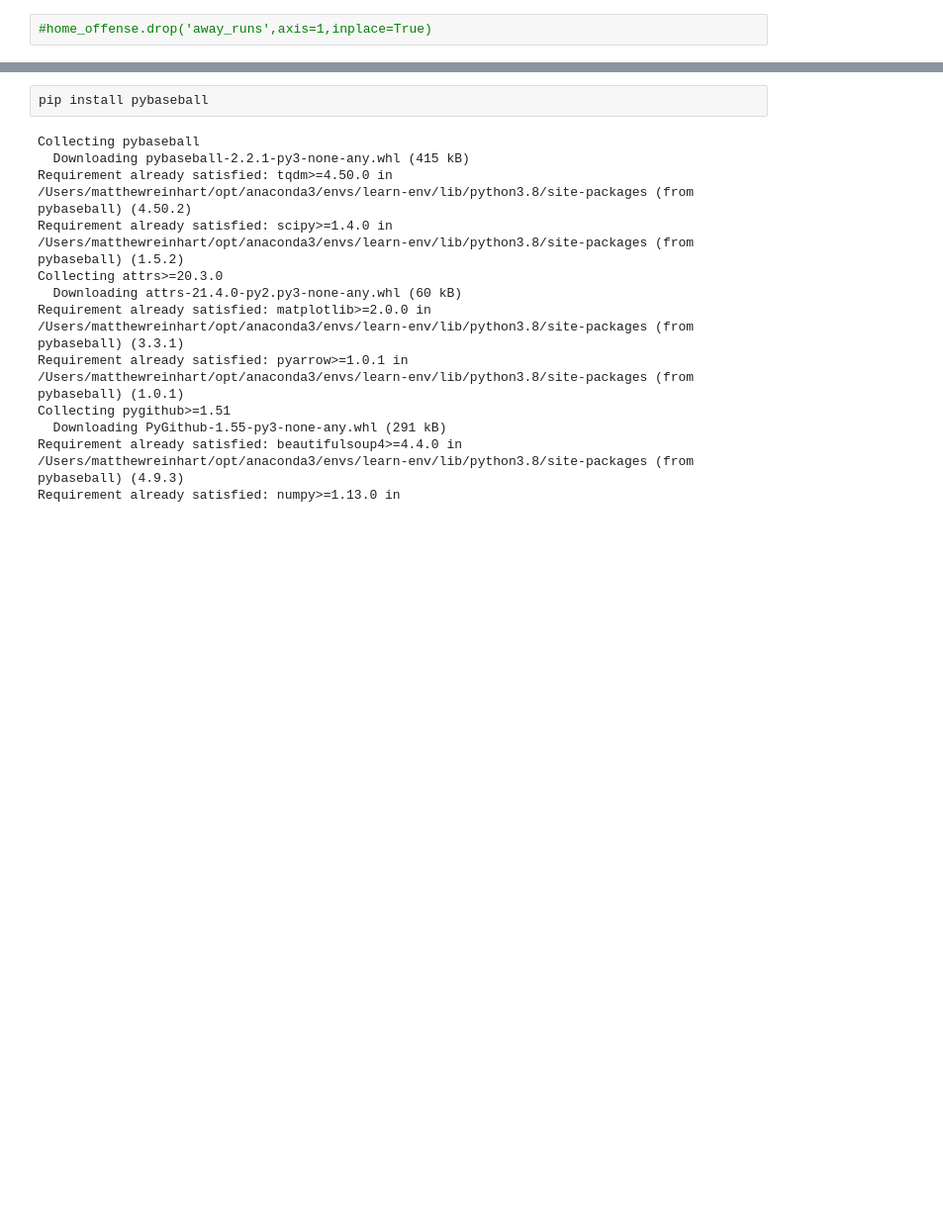
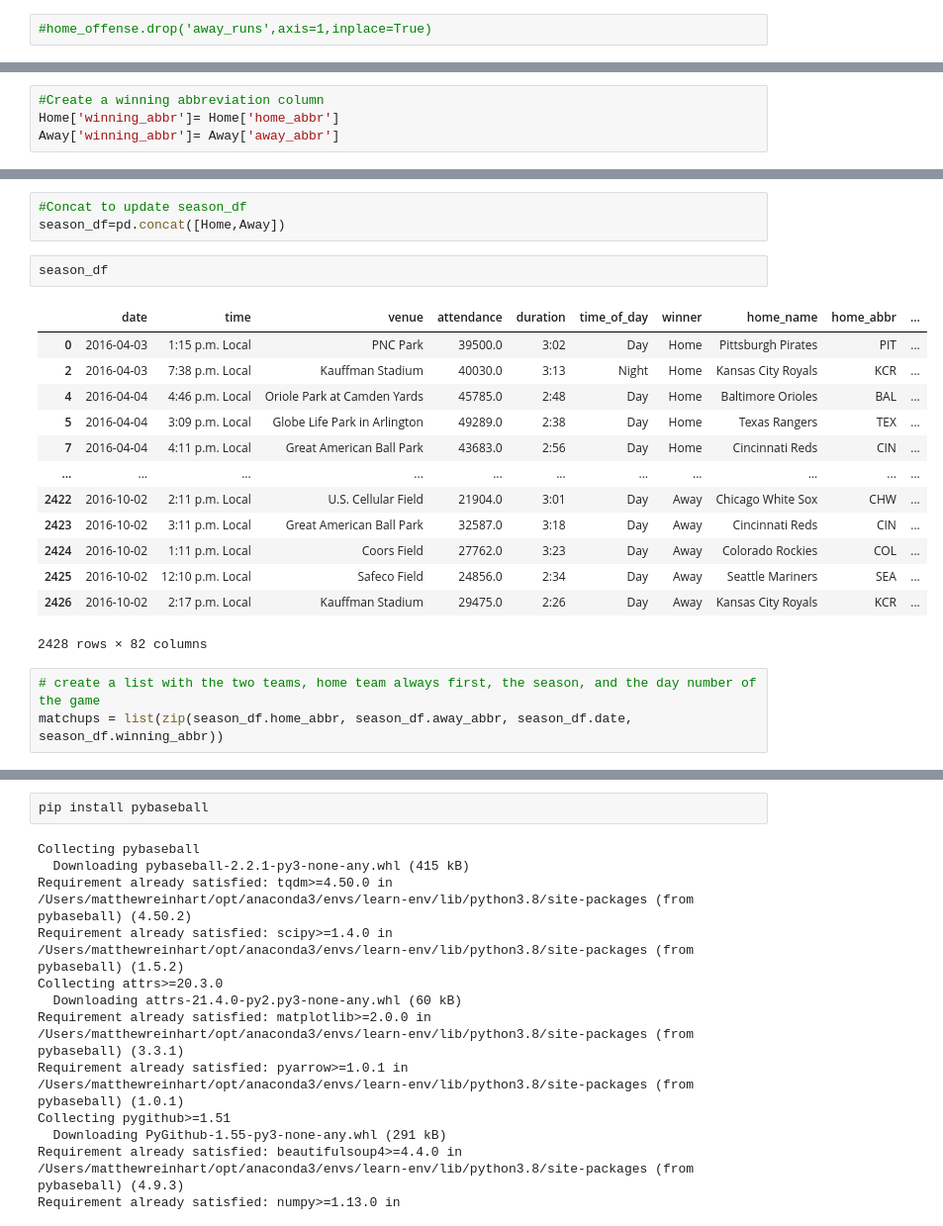
Before and after one commit to MatthewR1021/MLB_Classification, a Jupyter notebook: MLB_research.ipynb, the cells around one changed output, grey strips where cells are left out. Shown: that part at 99% size. Saved outputs shown, nothing was run; the diff lists cells and outputs as text; blank space fills up the shorter version.

```diff
--- a/MLB_research.ipynb
+++ b/MLB_research.ipynb
@@ -380,0 +464,4 @@ def team_regular_season(team_abbr, df = df, average=True):
+# %%
+#Create a winning abbreviation column
+Home['winning_abbr']= Home['home_abbr']
+Away['winning_abbr']= Away['away_abbr']
@@ -380,0 +479,22 @@ def team_regular_season(team_abbr, df = df, average=True):
+# %%
+#Concat to update season_df
+season_df=pd.concat([Home,Away])
+# %%
+season_df
+# %% [output]
+|  | date | time | venue | attendance | duration | time_of_day | winner | home_name | home_abbr | ... |
+| 0 | 2016-04-03 | 1:15 p.m. Local | PNC Park | 39500.0 | 3:02 | Day | Home | Pittsburgh Pirates | PIT | ... |
+| 2 | 2016-04-03 | 7:38 p.m. Local | Kauffman Stadium | 40030.0 | 3:13 | Night | Home | Kansas City Royals | KCR | ... |
+| 4 | 2016-04-04 | 4:46 p.m. Local | Oriole Park at Camden Yards | 45785.0 | 2:48 | Day | Home | Baltimore Orioles | BAL | ... |
+| 5 | 2016-04-04 | 3:09 p.m. Local | Globe Life Park in Arlington | 49289.0 | 2:38 | Day | Home | Texas Rangers | TEX | ... |
+| 7 | 2016-04-04 | 4:11 p.m. Local | Great American Ball Park | 43683.0 | 2:56 | Day | Home | Cincinnati Reds | CIN | ... |
+| ... | ... | ... | ... | ... | ... | ... | ... | ... | ... | ... |
+| 2422 | 2016-10-02 | 2:11 p.m. Local | U.S. Cellular Field | 21904.0 | 3:01 | Day | Away | Chicago White Sox | CHW | ... |
+| 2423 | 2016-10-02 | 3:11 p.m. Local | Great American Ball Park | 32587.0 | 3:18 | Day | Away | Cincinnati Reds | CIN | ... |
+| 2424 | 2016-10-02 | 1:11 p.m. Local | Coors Field | 27762.0 | 3:23 | Day | Away | Colorado Rockies | COL | ... |
+| 2425 | 2016-10-02 | 12:10 p.m. Local | Safeco Field | 24856.0 | 2:34 | Day | Away | Seattle Mariners | SEA | ... |
+| 2426 | 2016-10-02 | 2:17 p.m. Local | Kauffman Stadium | 29475.0 | 2:26 | Day | Away | Kansas City Royals | KCR | ... |
+2428 rows × 82 columns
+# %%
+# create a list with the two teams, home team always first, the season, and the day number of the game
+matchups = list(zip(season_df.home_abbr, season_df.away_abbr, season_df.date, season_df.winning_abbr))
```
Also changed, not shown: parts of 90 cells of this notebook.
